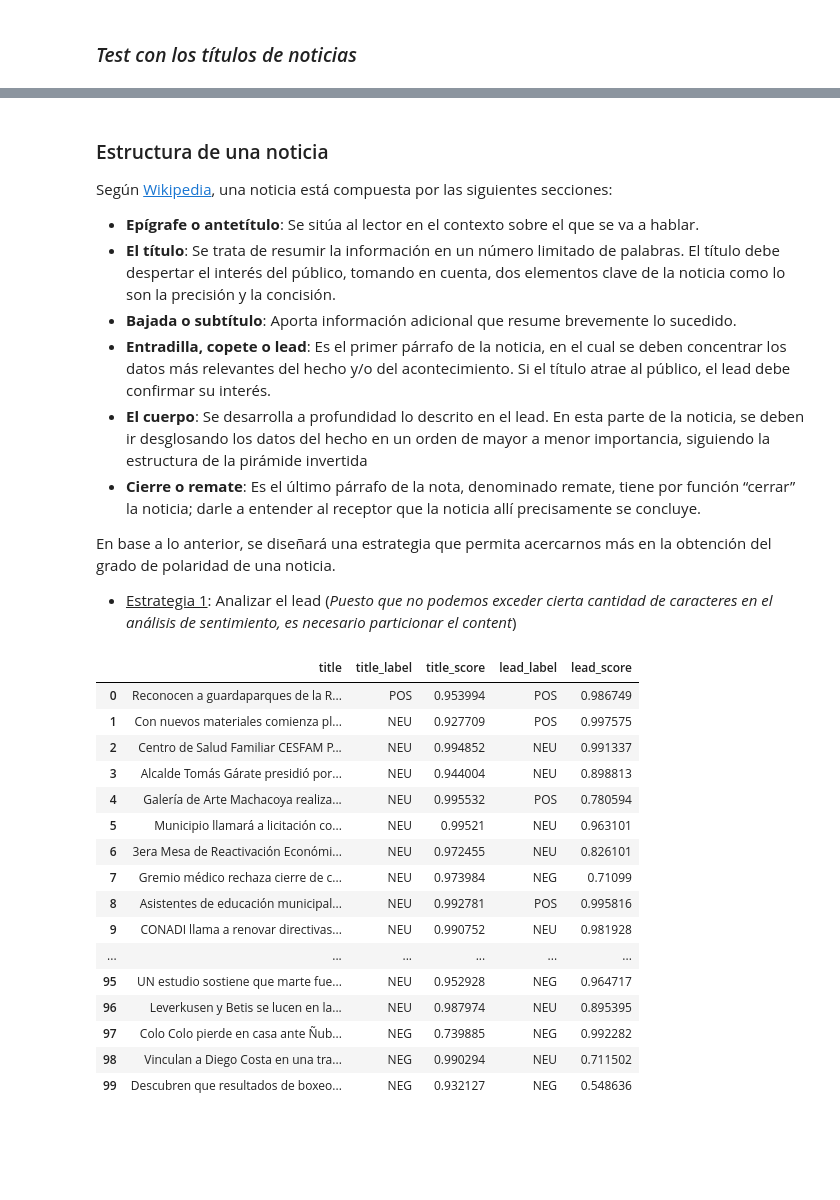
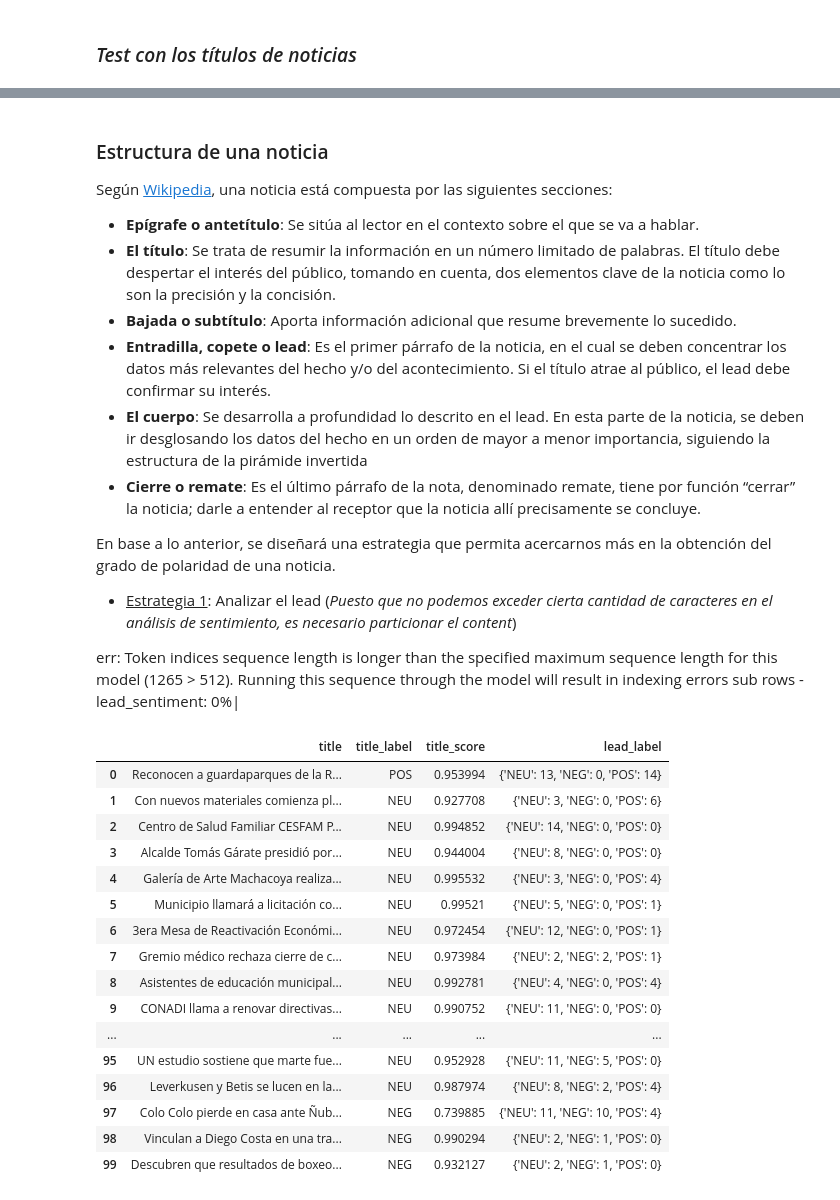
Before and after one commit to recmera/transformers-news-analysis, a Jupyter notebook: notebooks/3.sentiment-analysis/05-BETO-SentimentAnalysis.ipynb, the cells around one changed output, grey strips where cells are left out. Saved outputs shown, nothing was run; the diff lists cells and outputs as text; code cells hidden in the pictures; blank space fills up the shorter version.

```diff
--- a/notebooks/3.sentiment-analysis/05-BETO-SentimentAnalysis.ipynb
+++ b/notebooks/3.sentiment-analysis/05-BETO-SentimentAnalysis.ipynb
@@ -22,10 +22,9 @@ nlp = pipeline("sentiment-analysis", model=model, tokenizer=tokenizer)
 ### _Test con los títulos de noticias_
 # %%
 import pandas as pd
-df = pd.read_csv("data/dataset-loslagos-8months.csv",
-                 sep=";",
-                 engine='python')
-df.columns = ["date", "media_outlet", "url", "title", "text"]
+df = pd.read_csv("../../data/bertopic.csv")
+df.drop(['topic'], axis=1, inplace=True)
+
 print(len(df))
 df.head()
 # %% [output]
@@ -85,38 +84,45 @@ Según [Wikipedia](https://es.wikipedia.org/wiki/Noticia), una noticia está com
 En base a lo anterior, se diseñará una estrategia que permita acercarnos más en la obtención del grado de polaridad de una noticia.
 
 - <u>Estrategia 1</u>: Analizar el lead (_Puesto que no podemos exceder cierta cantidad de caracteres en el análisis de sentimiento, es necesario particionar el content_)
+
+err: Token indices sequence length is longer than the specified maximum sequence length for this model (1265 > 512). Running this sequence through the model will result in indexing errors
+sub rows - lead_sentiment:   0%|
 # %%
 sub['lead_label'] = ""
-sub['lead_score'] = ""
 
 for index, row in tqdm(sub.iterrows(), desc='sub rows - lead_sentiment', total=sub.shape[0]):
+    count_neutral = 0
+    count_negative = 0
+    count_positive = 0
 
-    # Obtenemos la primera oración.
-    lead = row['text'].split(".")[0]
+    partition = row['text'].split(".")
+    for text in partition:
+        # Analizamos su sentimiento
+        sentiment_value = nlp(text)
+        if sentiment_value[0].get('label') == "NEU": count_neutral=count_neutral+1
+        if sentiment_value[0].get('label') == "NEG": count_negative=count_negative+1
+        if sentiment_value[0].get('label') == "POS": count_positive=count_positive+1
 
-    # Analizamos su sentimiento en inglés
-    sentiment_value = nlp(lead)
-
-    # Insertamos en dataframe
-    sub.at[index, "lead_label"] = sentiment_value[0].get('label')
-    sub.at[index, "lead_score"] = sentiment_value[0].get('score')
+    sub.at[index, "lead_label"] = {"NEU": count_neutral,
+                                   "NEG": count_negative,
+                                   "POS": count_positive}
 # %%
-sub[['title', "title_label", 'title_score', "lead_label", 'lead_score']]
+sub[['title', "title_label", 'title_score', "lead_label"]]
 # %% [output]
-|  | title | title_label | title_score | lead_label | lead_score |
-| 0 | Reconocen a guardaparques de la R... | POS | 0.953994 | POS | 0.986749 |
-| 1 | Con nuevos materiales comienza pl... | NEU | 0.927709 | POS | 0.997575 |
-| 2 | Centro de Salud Familiar CESFAM P... | NEU | 0.994852 | NEU | 0.991337 |
-| 3 | Alcalde Tomás Gárate presidió por... | NEU | 0.944004 | NEU | 0.898813 |
-| 4 | Galería de Arte Machacoya realiza... | NEU | 0.995532 | POS | 0.780594 |
-| 5 | Municipio llamará a licitación co... | NEU | 0.99521 | NEU | 0.963101 |
-| 6 | 3era Mesa de Reactivación Económi... | NEU | 0.972455 | NEU | 0.826101 |
-| 7 | Gremio médico rechaza cierre de c... | NEU | 0.973984 | NEG | 0.71099 |
-| 8 | Asistentes de educación municipal... | NEU | 0.992781 | POS | 0.995816 |
-| 9 | CONADI llama a renovar directivas... | NEU | 0.990752 | NEU | 0.981928 |
-| ... | ... | ... | ... | ... | ... |
-| 95 | UN estudio sostiene que marte fue... | NEU | 0.952928 | NEG | 0.964717 |
-| 96 | Leverkusen y Betis se lucen en la... | NEU | 0.987974 | NEU | 0.895395 |
-| 97 | Colo Colo pierde en casa ante Ñub... | NEG | 0.739885 | NEG | 0.992282 |
-| 98 | Vinculan a Diego Costa en una tra... | NEG | 0.990294 | NEU | 0.711502 |
-| 99 | Descubren que resultados de boxeo... | NEG | 0.932127 | NEG | 0.548636 |
+|  | title | title_label | title_score | lead_label |
+| 0 | Reconocen a guardaparques de la R... | POS | 0.953994 | {'NEU': 13, 'NEG': 0, 'POS': 14} |
+| 1 | Con nuevos materiales comienza pl... | NEU | 0.927708 | {'NEU': 3, 'NEG': 0, 'POS': 6} |
+| 2 | Centro de Salud Familiar CESFAM P... | NEU | 0.994852 | {'NEU': 14, 'NEG': 0, 'POS': 0} |
+| 3 | Alcalde Tomás Gárate presidió por... | NEU | 0.944004 | {'NEU': 8, 'NEG': 0, 'POS': 0} |
+| 4 | Galería de Arte Machacoya realiza... | NEU | 0.995532 | {'NEU': 3, 'NEG': 0, 'POS': 4} |
+| 5 | Municipio llamará a licitación co... | NEU | 0.99521 | {'NEU': 5, 'NEG': 0, 'POS': 1} |
+| 6 | 3era Mesa de Reactivación Económi... | NEU | 0.972454 | {'NEU': 12, 'NEG': 0, 'POS': 1} |
+| 7 | Gremio médico rechaza cierre de c... | NEU | 0.973984 | {'NEU': 2, 'NEG': 2, 'POS': 1} |
+| 8 | Asistentes de educación municipal... | NEU | 0.992781 | {'NEU': 4, 'NEG': 0, 'POS': 4} |
+| 9 | CONADI llama a renovar directivas... | NEU | 0.990752 | {'NEU': 11, 'NEG': 0, 'POS': 0} |
+| ... | ... | ... | ... | ... |
+| 95 | UN estudio sostiene que marte fue... | NEU | 0.952928 | {'NEU': 11, 'NEG': 5, 'POS': 0} |
+| 96 | Leverkusen y Betis se lucen en la... | NEU | 0.987974 | {'NEU': 8, 'NEG': 2, 'POS': 4} |
+| 97 | Colo Colo pierde en casa ante Ñub... | NEG | 0.739885 | {'NEU': 11, 'NEG': 10, 'POS': 4} |
+| 98 | Vinculan a Diego Costa en una tra... | NEG | 0.990294 | {'NEU': 2, 'NEG': 1, 'POS': 0} |
+| 99 | Descubren que resultados de boxeo... | NEG | 0.932127 | {'NEU': 2, 'NEG': 1, 'POS': 0} |
```
Also changed, not shown: parts of 6 cells of this notebook.
